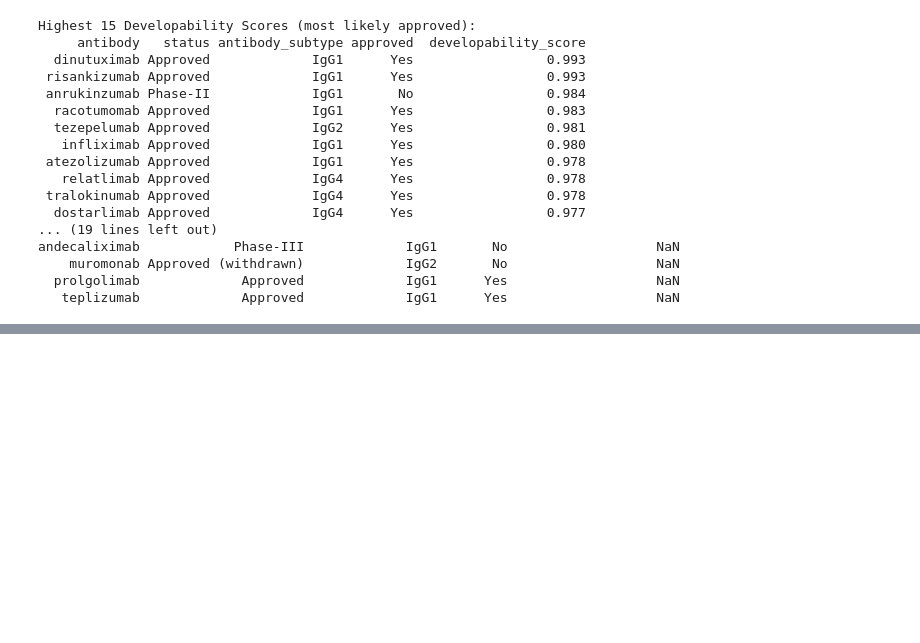
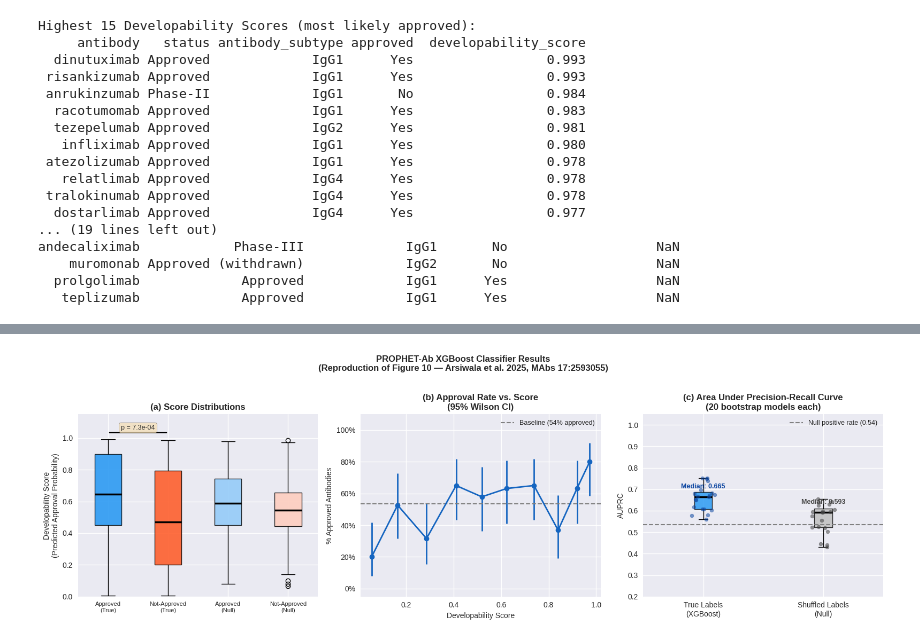
Before and after one commit to SidhantPuntambekar/BMI702_Final_Project, a Jupyter notebook: baseline_model/baseline_model_developability.ipynb, the cells around one changed output, grey strips where cells are left out. Cells and saved outputs as stored; diff of their text form; code cells hidden in the pictures; blank space fills up the shorter version.

Commit message:
Implement statistical tests for comparing developability scores for approved vs. not approved antibodies

```diff
--- a/baseline_model/baseline_model_developability.ipynb
+++ b/baseline_model/baseline_model_developability.ipynb
@@ -125,7 +127,7 @@ def build_xgboost_model(random_state = None):
         reg_alpha = 0.1
         reg_lambda = 0.1
     """
-    return XGBClassifier(
+    return xgb.XGBClassifier(
         max_depth = 25,
         learning_rate = 0.25,
         n_estimators = 200,
@@ -243,0 +297,90 @@ andecaliximab            Phase-III             IgG1       No                   N
+# %%
+fig, axes = plt.subplots(1, 3, figsize=(16, 5))
+fig.suptitle(
+    'PROPHET-Ab XGBoost Classifier Results\n',
+    fontsize = 12, fontweight = 'bold', y=1.02
+)
+
+# Panel 1: Score distribution boxplots
+ax = axes[0]
+groups = [approved_scores, not_approved_scores, null_approved, null_not_approved]
+
+boxplot = ax.boxplot(groups, labels = ['Approved\n(True)', 'Not-Approved\n(True)', 'Approved\n(Null)', 'Not-Approved\n(Null)'], patch_artist = True, medianprops = dict(color = 'black', linewidth = 2.5))
+
+# Random colors
+for patch, color in zip(boxplot['boxes'], ['#2196F3', '#FF5722', '#90CAF9', '#FFCCBC']):
+    patch.set_facecolor(color); patch.set_alpha(0.85)
+
+ymax = max(np.max(approved_scores), np.max(not_approved_scores))
+ax.annotate('', xy = (1, ymax + 0.04), xytext = (2, ymax + 0.04), arrowprops = dict(arrowstyle='-', color = 'black', lw = 1.5))
+ax.text(1.5, ymax + 0.06, f'p = {pval:.1e}', ha = 'center', fontsize = 9, bbox = dict(boxstyle = 'round,pad=0.3', facecolor = 'orange', alpha = 0.7))
+ax.set_ylabel('Developability Score\n(Predicted Approval Probability)', fontsize = 10)
+ax.set_title('Developability Score Distributions', fontweight = 'bold')
+ax.tick_params(axis = 'x', labelsize = 8)
+ax.set_ylim(0, 1.15)
+
+# Panel 2: Approval rate vs score decile
+ax = axes[1]
+scores_valid = true_scores[valid]
+labels_valid = y_full[valid]
+
+n_bins = 10
+pct_edges = np.percentile(scores_valid, np.linspace(0, 100, n_bins + 1))
+pct_edges[-1] += 1e-9
+
+bcs, aps, cls, cus = [], [], [], []
+for j in range(n_bins):
+    mask = (scores_valid >= pct_edges[j]) & (scores_valid < pct_edges[j + 1])
+    if mask.sum() == 0:
+        continue
+
+    n, k = mask.sum(), labels_valid[mask].sum()
+    p_hat = k / n
+
+    # Wilson score interval
+    z = 1.96
+    denom = 1 + z**2 / n
+    center = (p_hat + z**2 / (2 * n)) / denom
+    margin = z * np.sqrt(p_hat * (1 - p_hat) / n + z**2 / (4 * n**2)) / denom
+    bcs.append((pct_edges[j] + pct_edges[j + 1]) / 2)
+    aps.append(p_hat)
+    cls.append(max(0, center - margin))
+    cus.append(min(1, center + margin))
+
+ax.errorbar(bcs, aps, yerr = [np.array(aps) - np.array(cls), np.array(cus) - np.array(aps)], fmt = 'o-', color = '#1565C0', capsize = 5, linewidth = 2, markersize = 7)
+ax.axhline(null_rate, color = 'gray', linestyle = '--', linewidth = 1.5, label = f'Baseline ({null_rate:.0%} approved)')
+ax.set_xlabel('Developability Score', fontsize = 10)
+ax.set_ylabel('Percent Approved Antibodies', fontsize = 10)
+ax.set_title('Approval Rate vs. Developability Score\n(95% Wilson CI)', fontweight = 'bold')
+ax.legend(fontsize = 9)
+ax.set_ylim(-0.05, 1.1)
+ax.yaxis.set_major_formatter(plt.FuncFormatter(lambda x, _: f'{x:.0%}'))
+
+# Panel 3: AUPRC comparison across 20 models
+ax = axes[2]
+box_plot_2 = ax.boxplot([true_auprc, null_auprc], labels = ['True Labels\n(XGBoost)', 'Shuffled Labels\n(Null)'], patch_artist = True, medianprops = dict(color='black', linewidth = 2.5))
+box_plot_2['boxes'][0].set_facecolor('#2196F3')
+box_plot_2['boxes'][0].set_alpha(0.8)
+box_plot_2['boxes'][1].set_facecolor('#BDBDBD')
+box_plot_2['boxes'][1].set_alpha(0.8)
+
+for vals, x, c in [(true_auprc, 1, '#0D47A1'), (null_auprc, 2, '#424242')]:
+    jitter = np.random.uniform(-0.1, 0.1, len(vals))
+    ax.scatter(np.full(len(vals), x) + jitter, vals, color=c, alpha = 0.55, s = 25, zorder = 3)
+
+ax.axhline(null_rate, color = 'gray', linestyle = '--', linewidth = 1.5, label = f'Null positive rate ({null_rate:.2f})')
+ax.set_ylabel('AUPRC', fontsize = 10)
+ax.set_title('Area Under Precision-Recall Curve\n(20 bootstrap models each)', fontweight = 'bold')
+ax.legend(fontsize = 9)
+ax.set_ylim(0.2, 1.05)
+
+for x, vals, c in [(1, true_auprc, '#0D47A1'), (2, null_auprc, '#424242')]:
+    ax.text(x, np.median(vals) + 0.04, f'Median: {np.median(vals):.3f}',
+            ha = 'center', fontsize = 9, color = c, fontweight = 'bold')
+
+plt.tight_layout()
+# plt.savefig('figure10_reproduction.png', bbox_inches = 'tight')
+plt.show()
+# print('Saved: figure10_reproduction.png')
+# %% [output]
+[figure, added]
```
Also changed, not shown: parts of 3 cells of this notebook.
